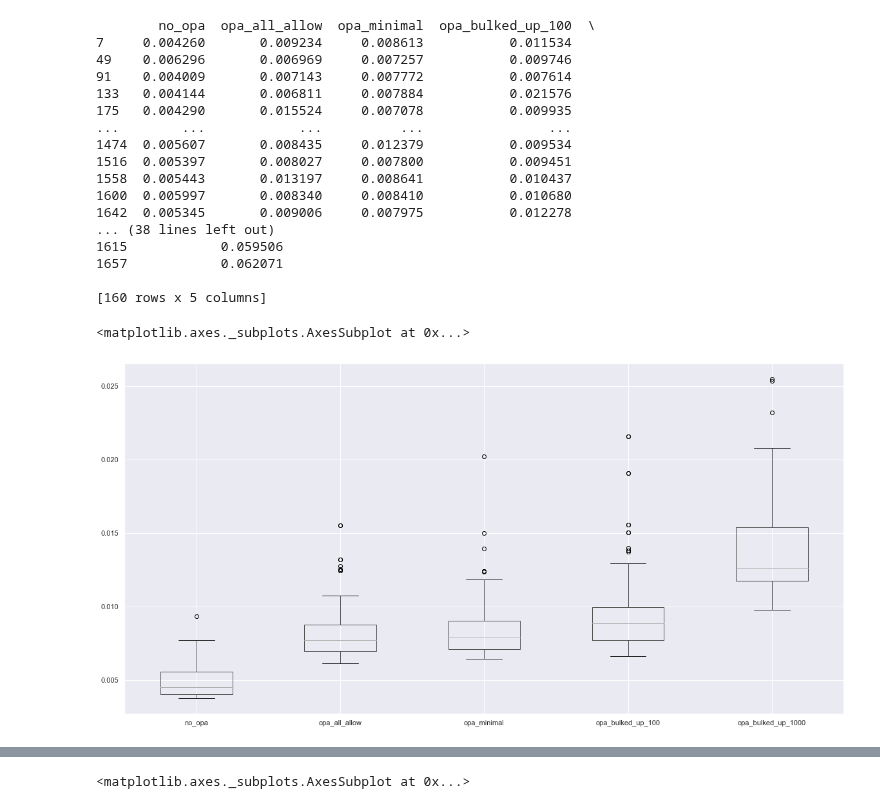
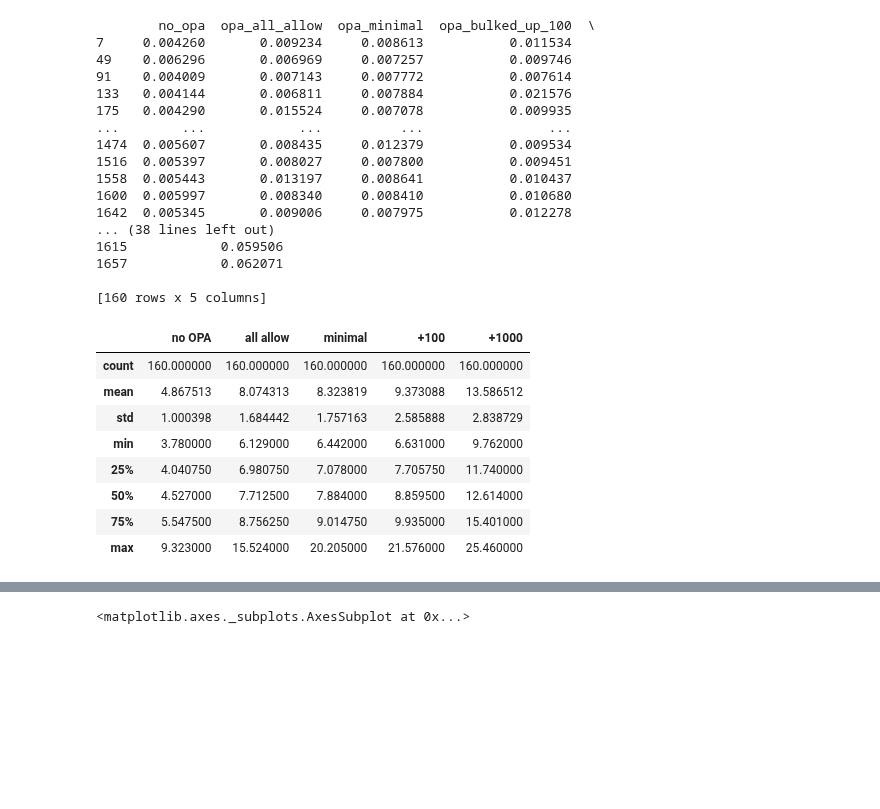
Before and after one commit to loicmiller/secure-workflow, a Jupyter notebook: movie-workflow/measurements/request-time/request-time-stats.ipynb, the cells around one changed output, grey strips where cells are left out. Drawn from its saved outputs; the diff is of its cells as text; code cells hidden in the pictures; blank space fills up the shorter version.

```diff
--- a/movie-workflow/measurements/request-time/request-time-stats.ipynb
+++ b/movie-workflow/measurements/request-time/request-time-stats.ipynb
@@ -819,9 +819,3 @@ print(df_inter)
 1657            0.062071
 
 [160 rows x 5 columns]
-# %%
-# Boxplot of intra-region request times by policy deployment
-df_intra.boxplot()
-# %% [output]
-<matplotlib.axes._subplots.AxesSubplot at 0x...>
-[figure, removed]
@@ -827,0 +825,13 @@ df_intra.boxplot()
+# %%
+df_intra = df_intra*1000
+df_intra.describe()
+# %% [output]
+|  | no OPA | all allow | minimal | +100 | +1000 |
+| count | 160.000000 | 160.000000 | 160.000000 | 160.000000 | 160.000000 |
+| mean | 4.867513 | 8.074313 | 8.323819 | 9.373088 | 13.586512 |
+| std | 1.000398 | 1.684442 | 1.757163 | 2.585888 | 2.838729 |
+| min | 3.780000 | 6.129000 | 6.442000 | 6.631000 | 9.762000 |
+| 25% | 4.040750 | 6.980750 | 7.078000 | 7.705750 | 11.740000 |
+| 50% | 4.527000 | 7.712500 | 7.884000 | 8.859500 | 12.614000 |
+| 75% | 5.547500 | 8.756250 | 9.014750 | 9.935000 | 15.401000 |
+| max | 9.323000 | 15.524000 | 20.205000 | 21.576000 | 25.460000 |
```
Also changed, not shown: parts of 4 cells of this notebook, 1 other file.
